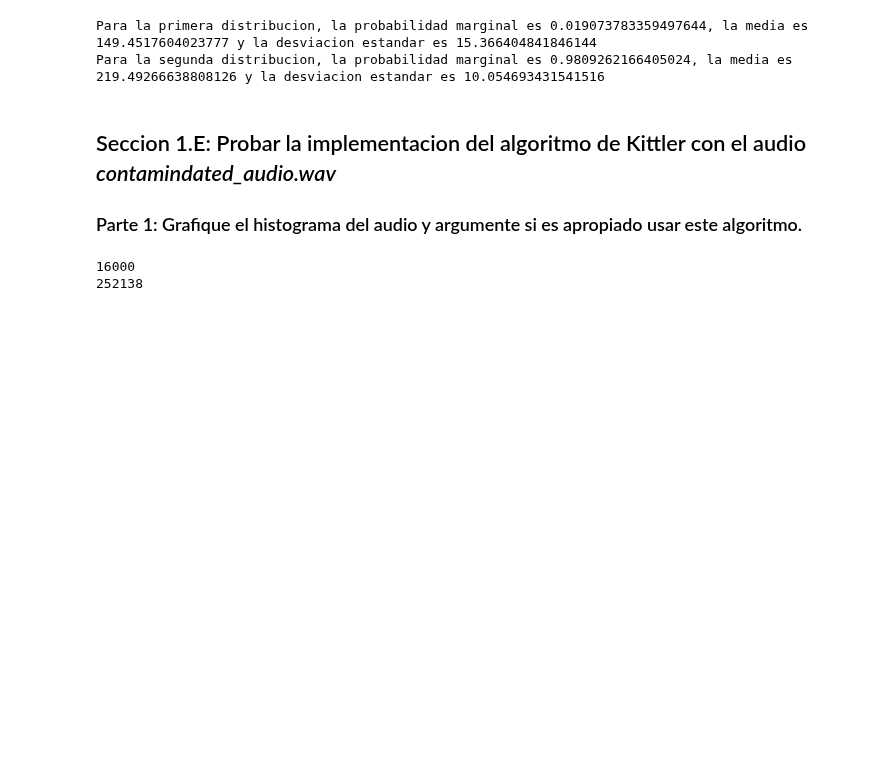
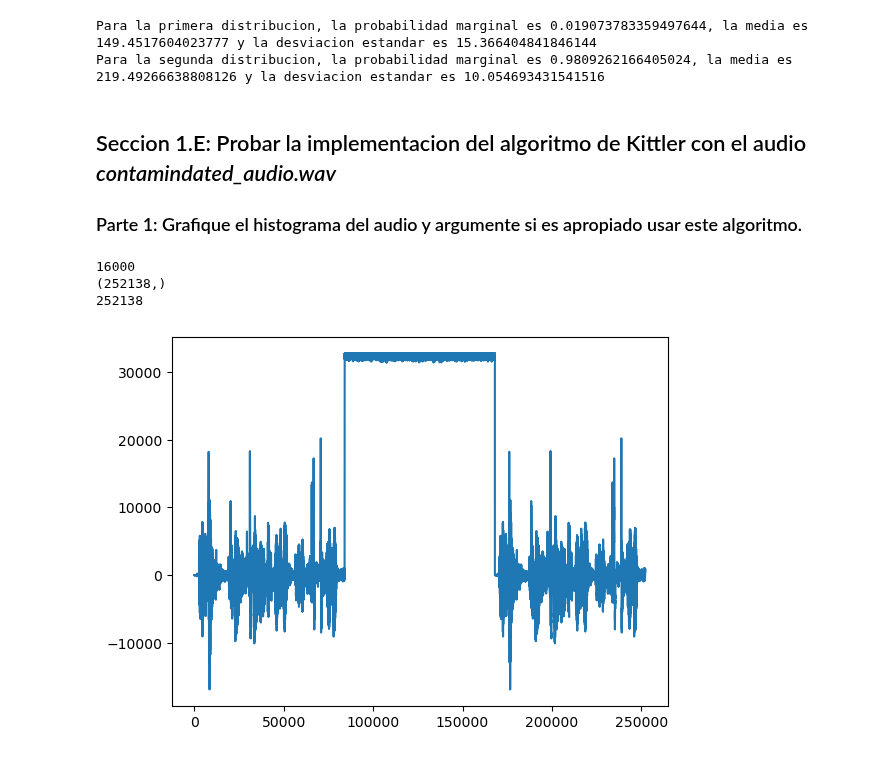
Before and after one commit to YoksanVC/TEC_DataScienceCert, a Jupyter notebook: Module_3_Estadistica_CienciaDatos/Trabajo_Practico_0_Kittler/Trabajo_Practico_0_Kittler.ipynb, the cells around one changed output. Drawn from its saved outputs; the diff is of its cells as text; code cells hidden in the pictures; blank space fills up the shorter version.

```diff
--- a/Module_3_Estadistica_CienciaDatos/Trabajo_Practico_0_Kittler/Trabajo_Practico_0_Kittler.ipynb
+++ b/Module_3_Estadistica_CienciaDatos/Trabajo_Practico_0_Kittler/Trabajo_Practico_0_Kittler.ipynb
@@ -175,9 +175,16 @@ sample_rate,data = importar_objecto(url_audio,"a")
 
 # Imprimiendo informacion importante del audio
 print(sample_rate)
+print(data.shape)
 print(len(data))
 # %% [output]
 16000
+(252138,)
 252138
+# %%
+plt.plot(data)
+plt.show()
+# %% [output]
+[figure, added]
 # %%
 # Graficando el histograma del audio normalizado
```
Also changed, not shown: parts of 2 cells of this notebook.
